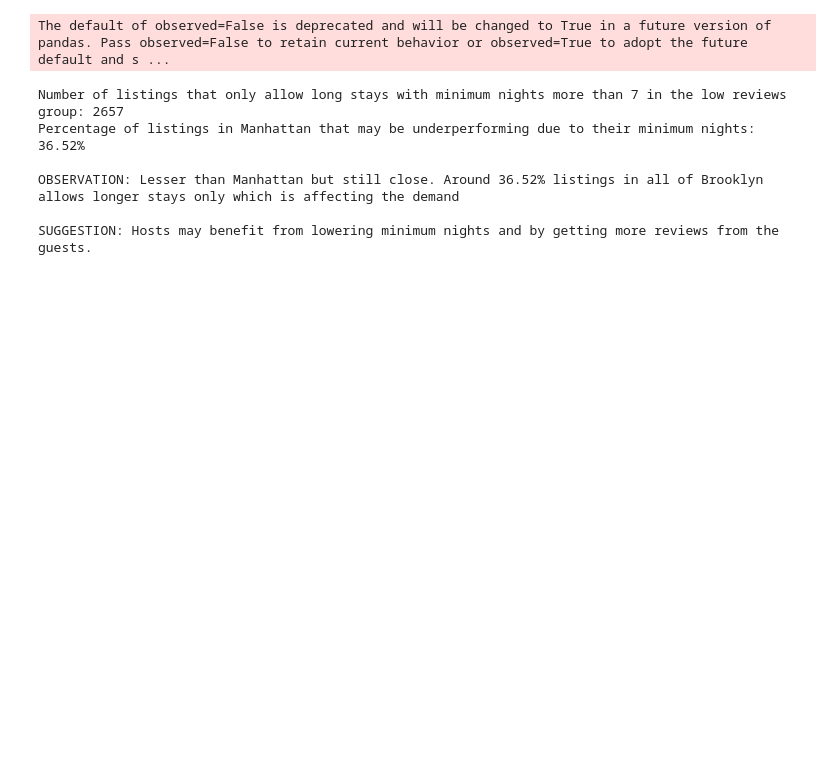
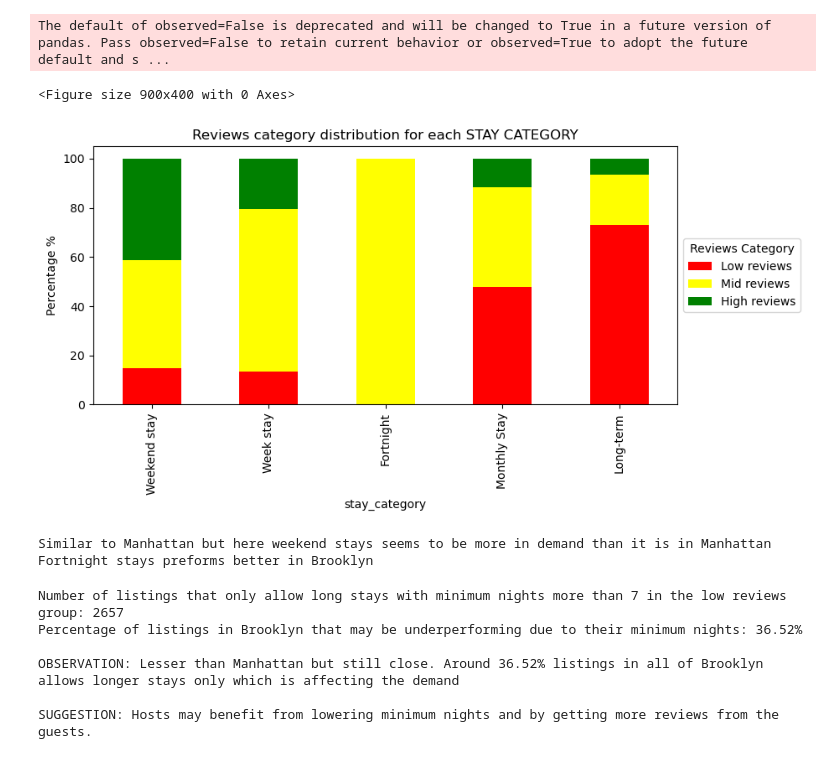
Before and after one commit to orsan123/Airbnb-Listings-Data-Analysis, a Jupyter notebook: EDA.ipynb, the cells around one changed output. Saved outputs shown, nothing was run; the diff lists cells and outputs as text; code cells hidden in the pictures; blank space fills up the shorter version.

```diff
--- a/EDA.ipynb
+++ b/EDA.ipynb
@@ -805,14 +819,36 @@ print()
+# %%
+pivot = percentages.pivot(
+    index = 'stay_category',
+    columns = 'reviews_category',
+    values = 'percentage %'
+)
+
+plt.figure(figsize = (9, 4))
+pivot.plot(kind = 'bar', stacked = True, color = ['red','yellow','green'], figsize = (9, 4))
+plt.title('Reviews category distribution for each STAY CATEGORY')
+plt.ylabel('Percentage %')
+plt.legend(title='Reviews Category', loc='center left', bbox_to_anchor=(1, 0.5))
+plt.tight_layout
+plt.show()
+
+print('Similar to Manhattan but here weekend stays seems to be more in demand than it is in Manhattan')
+print('Fortnight stays preforms better in Brooklyn')
+# %% [output]
+<Figure size 900x400 with 0 Axes>
+[figure, added]
+Similar to Manhattan but here weekend stays seems to be more in demand than it is in Manhattan
+Fortnight stays preforms better in Brooklyn
 # %%
 restrictive = low_reviews_b[low_reviews_b.minimum_nights > 7]
 len(restrictive)
 print(f"Number of listings that only allow long stays with minimum nights more than 7 in the low reviews group: {len(restrictive)}")
-print(f"Percentage of listings in Manhattan that may be underperforming due to their minimum nights: {len(restrictive) / len(brooklyn) * 100:.2f}%")
+print(f"Percentage of listings in Brooklyn that may be underperforming due to their minimum nights: {len(restrictive) / len(brooklyn) * 100:.2f}%")
 
 print("\nOBSERVATION: Lesser than Manhattan but still close. Around 36.52% listings in all of Brooklyn allows longer stays only which is affecting the demand")
 print("\nSUGGESTION: Hosts may benefit from lowering minimum nights and by getting more reviews from the guests.")
 # %% [output]
 Number of listings that only allow long stays with minimum nights more than 7 in the low reviews group: 2657
-Percentage of listings in Manhattan that may be underperforming due to their minimum nights: 36.52%
+Percentage of listings in Brooklyn that may be underperforming due to their minimum nights: 36.52%
 
 OBSERVATION: Lesser than Manhattan but still close. Around 36.52% listings in all of Brooklyn allows longer stays only which is affecting the demand
 
```
Also changed, not shown: parts of 6 cells of this notebook.
